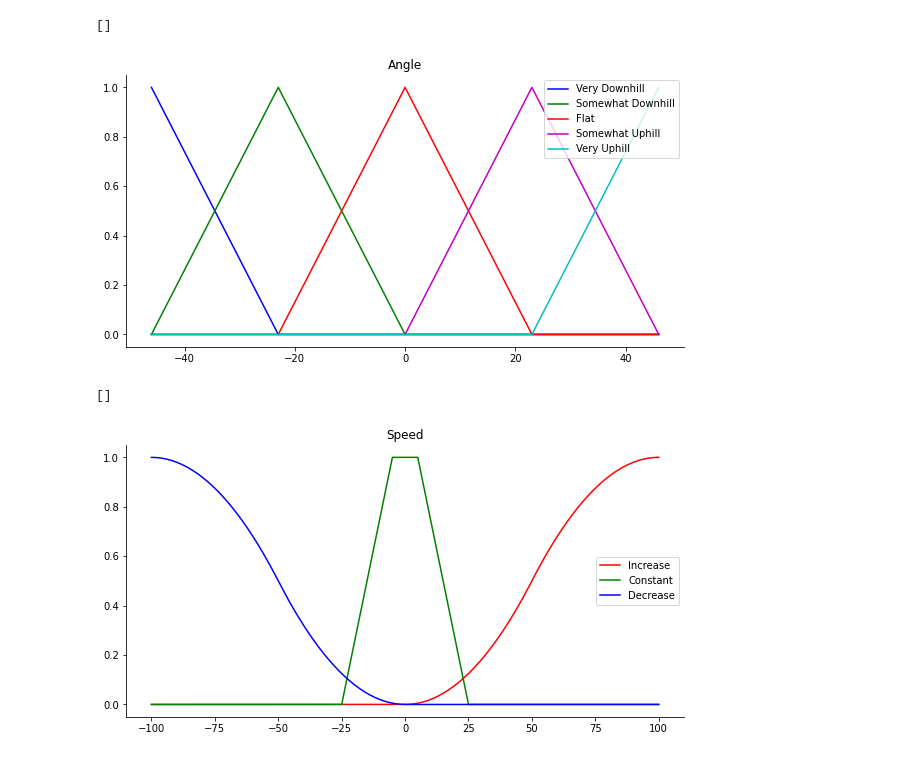
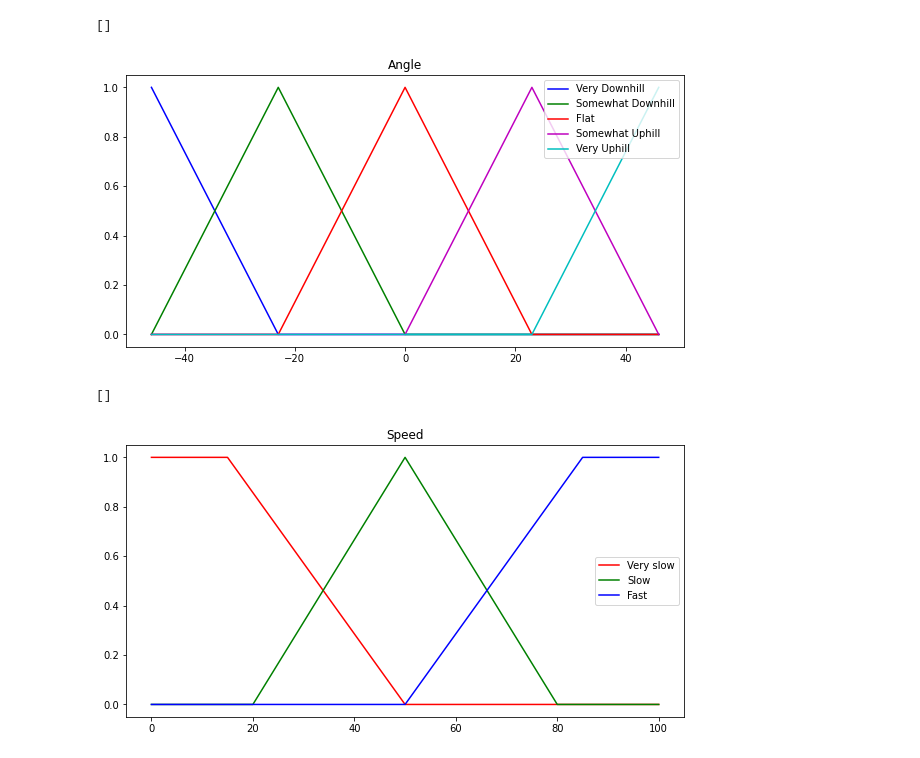
Before and after one commit to rickydodd-deakin/cruise-control, a Jupyter notebook: Fuzzy_Subset_Visualizations.ipynb, the cells around one changed output. Cells and saved outputs as stored; diff of their text form; code cells hidden in the pictures.

Commit message:
Added the fuzzy subsets of a new linguistic variable "change." Heavily altered the fuzzy subsets for "speed."

```diff
--- a/Fuzzy_Subset_Visualizations.ipynb
+++ b/Fuzzy_Subset_Visualizations.ipynb
@@ -6,7 +6,9 @@ import matplotlib.pyplot as plt
 
 # Generate universe variables
 x_angle = np.arange(-46, 47, 1)
-x_speed = np.arange(40, 101, 1)
+# x_speed = np.arange(-100, 101, 1)
+x_speed = np.arange(0, 101, 1)
+x_change = np.arange(-100, 101, 1) # Universe for the consequent
 
 # Generate fuzzy membership functions
 angle_vd = fuzz.trimf(x_angle, [-46, -46, -23])
@@ -26,41 +28,28 @@ ax0.plot(x_angle, angle_vu, 'c', linewidth=1.5, label='Very Uphill')
 ax0.set_title('Angle')
 ax0.legend()
 
-ax0.spines['top'].set_visible(False)
-ax0.spines['right'].set_visible(False)
-ax0.get_xaxis().tick_bottom()
-ax0.get_yaxis().tick_left()
-
 plt.plot()
 # %% [output]
 []
-[figure, old version]
+[figure, new version]
 # %%
-# Generate universe variables
-x_angle = np.arange(-46, 47, 1)
-x_speed = np.arange(-100, 101, 1)
-x_actualAcceleration  = np.arange(0, 151, 1)
-
 # Generate fuzzy membership functions
-speed_inc = fuzz.smf(x_speed, 0, 100)
-speed_con = fuzz.trapmf(x_speed, [-25, -5, 5, 25])
-speed_dec = fuzz.zmf(x_speed, -100, 0)
+#speed_slo = fuzz.trimf(x_speed, [0, 0, 50])
+speed_slo = fuzz.trapmf(x_speed, [0, 0, 15, 50])
+speed_med = fuzz.trimf(x_speed, [20, 50, 80])
+#speed_fas = fuzz.trimf(x_speed, [50, 100, 100])
+speed_fas = fuzz.trapmf(x_speed, [50, 85, 100, 100])
 
 # Visualize the universe and membership functions associated with said universe
 fig, ax1 = plt.subplots(figsize=(10, 5))
 
-ax1.plot(x_speed, speed_inc, 'r', linewidth=1.5, label='Increase')
-ax1.plot(x_speed, speed_con, 'g', linewidth=1.5, label='Constant')
-ax1.plot(x_speed, speed_dec, 'b', linewidth=1.5, label='Decrease')
+ax1.plot(x_speed, speed_slo, 'r', linewidth=1.5, label='Very slow')
+ax1.plot(x_speed, speed_med, 'g', linewidth=1.5, label='Slow')
+ax1.plot(x_speed, speed_fas, 'b', linewidth=1.5, label='Fast')
 ax1.set_title('Speed')
 ax1.legend()
 
-ax1.spines['top'].set_visible(False)
-ax1.spines['right'].set_visible(False)
-ax1.get_xaxis().tick_bottom()
-ax1.get_yaxis().tick_left()
-
 plt.plot()
 # %% [output]
 []
-[figure, old version]
+[figure, new version]
```
Also changed, not shown: parts of 1 cell of this notebook, 1 other file.
